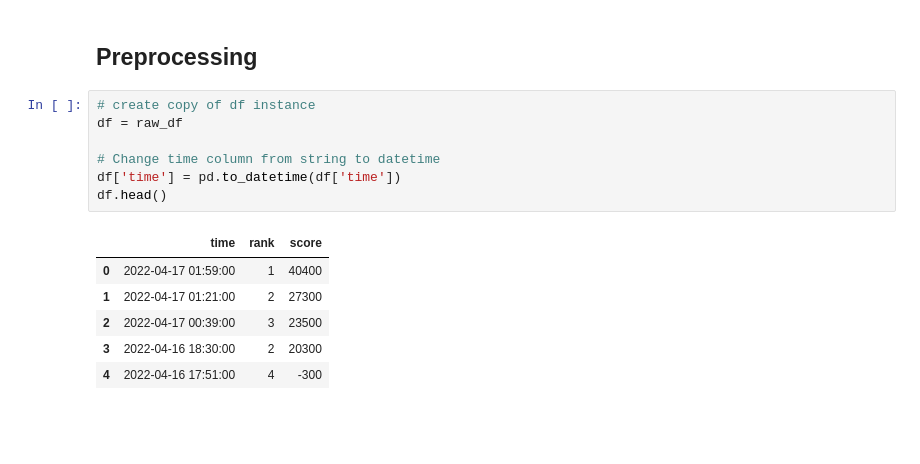
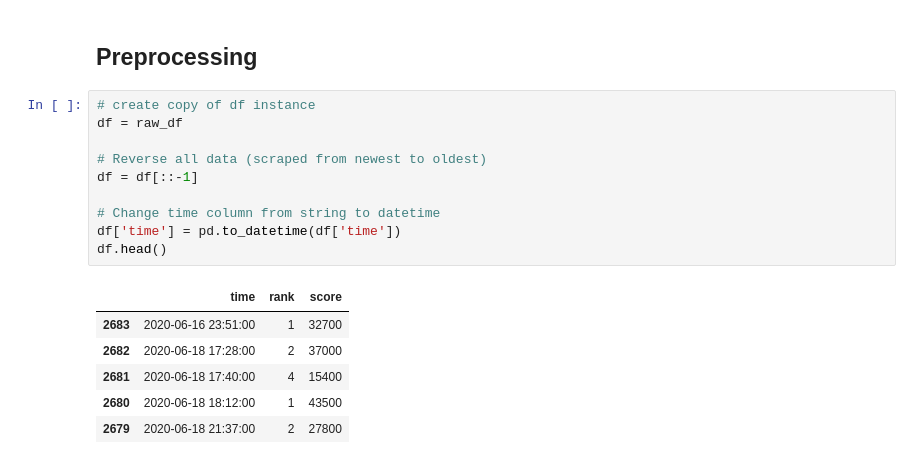
Before and after one commit to enjuichang/mahjong-soul-model, a Jupyter notebook: model.ipynb, the cells around one changed output. Drawn from its saved outputs; the diff is of its cells as text; blank space fills up the shorter version.

```diff
--- a/model.ipynb
+++ b/model.ipynb
@@ -27,14 +30,17 @@ raw_df.head()
 # %%
 # create copy of df instance
 df = raw_df
 
+# Reverse all data (scraped from newest to oldest)
+df = df[::-1]
+
 # Change time column from string to datetime
 df['time'] = pd.to_datetime(df['time'])
 df.head()
 # %% [output]
 |  | time | rank | score |
-| 0 | 2022-04-17 01:59:00 | 1 | 40400 |
-| 1 | 2022-04-17 01:21:00 | 2 | 27300 |
-| 2 | 2022-04-17 00:39:00 | 3 | 23500 |
-| 3 | 2022-04-16 18:30:00 | 2 | 20300 |
-| 4 | 2022-04-16 17:51:00 | 4 | -300 |
+| 2683 | 2020-06-16 23:51:00 | 1 | 32700 |
+| 2682 | 2020-06-18 17:28:00 | 2 | 37000 |
+| 2681 | 2020-06-18 17:40:00 | 4 | 15400 |
+| 2680 | 2020-06-18 18:12:00 | 1 | 43500 |
+| 2679 | 2020-06-18 21:37:00 | 2 | 27800 |
```
Also changed, not shown: parts of 59 cells of this notebook, 12 other files.
